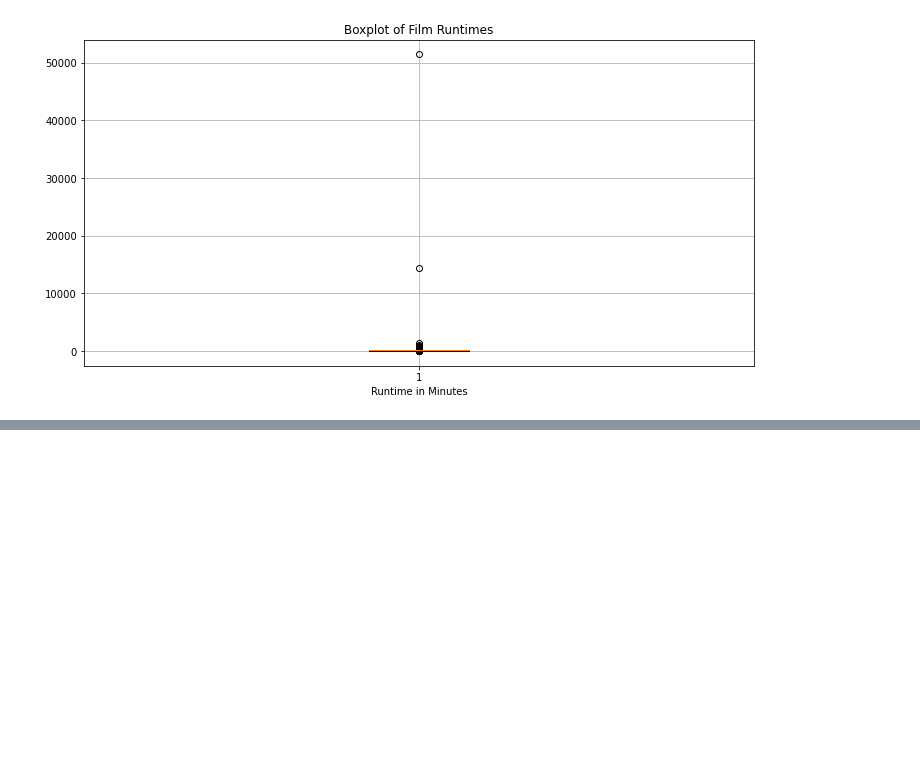
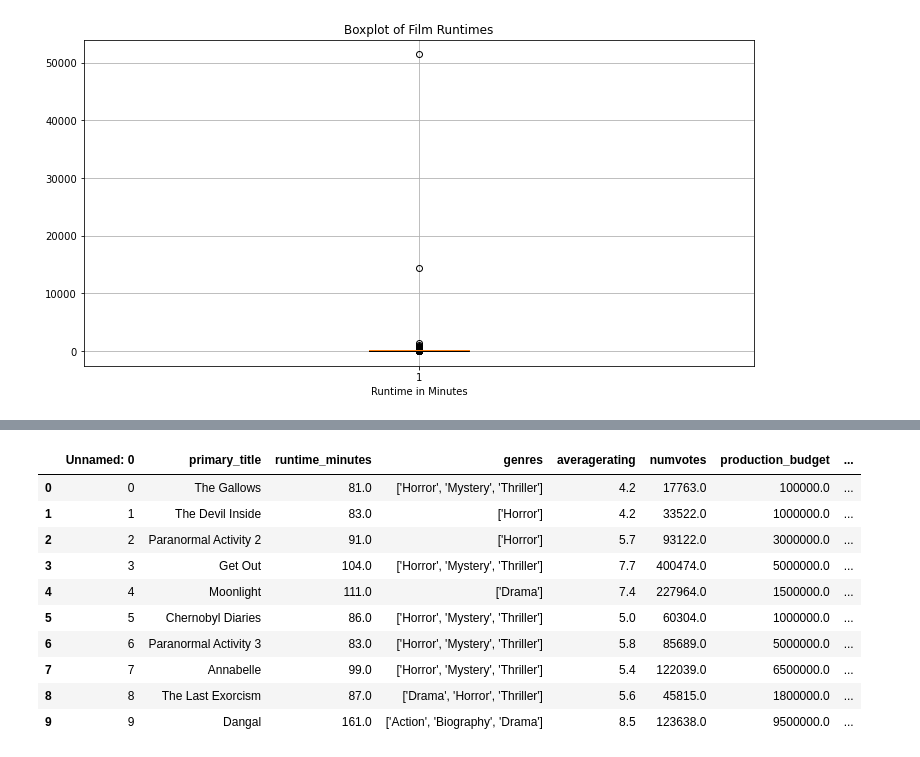
Before and after one commit to pyamin1878/Movie-Project, a Jupyter notebook: Notebooks/student_working_notebook_pat.ipynb, the cells around one changed output, grey strips where cells are left out. Drawn from its saved outputs; the diff is of its cells as text; code cells hidden in the pictures; blank space fills up the shorter version.

```diff
--- a/Notebooks/student_working_notebook_pat.ipynb
+++ b/Notebooks/student_working_notebook_pat.ipynb
@@ -471,0 +526,14 @@ plt.show()
+# %%
+top_roi_movies
+# %% [output]
+|  | Unnamed: 0 | primary_title | runtime_minutes | genres | averagerating | numvotes | production_budget | ... |
+| 0 | 0 | The Gallows | 81.0 | ['Horror', 'Mystery', 'Thriller'] | 4.2 | 17763.0 | 100000.0 | ... |
+| 1 | 1 | The Devil Inside | 83.0 | ['Horror'] | 4.2 | 33522.0 | 1000000.0 | ... |
+| 2 | 2 | Paranormal Activity 2 | 91.0 | ['Horror'] | 5.7 | 93122.0 | 3000000.0 | ... |
+| 3 | 3 | Get Out | 104.0 | ['Horror', 'Mystery', 'Thriller'] | 7.7 | 400474.0 | 5000000.0 | ... |
+| 4 | 4 | Moonlight | 111.0 | ['Drama'] | 7.4 | 227964.0 | 1500000.0 | ... |
+| 5 | 5 | Chernobyl Diaries | 86.0 | ['Horror', 'Mystery', 'Thriller'] | 5.0 | 60304.0 | 1000000.0 | ... |
+| 6 | 6 | Paranormal Activity 3 | 83.0 | ['Horror', 'Mystery', 'Thriller'] | 5.8 | 85689.0 | 5000000.0 | ... |
+| 7 | 7 | Annabelle | 99.0 | ['Horror', 'Mystery', 'Thriller'] | 5.4 | 122039.0 | 6500000.0 | ... |
+| 8 | 8 | The Last Exorcism | 87.0 | ['Drama', 'Horror', 'Thriller'] | 5.6 | 45815.0 | 1800000.0 | ... |
+| 9 | 9 | Dangal | 161.0 | ['Action', 'Biography', 'Drama'] | 8.5 | 123638.0 | 9500000.0 | ... |
```
Also changed, not shown: parts of 10 cells of this notebook.
